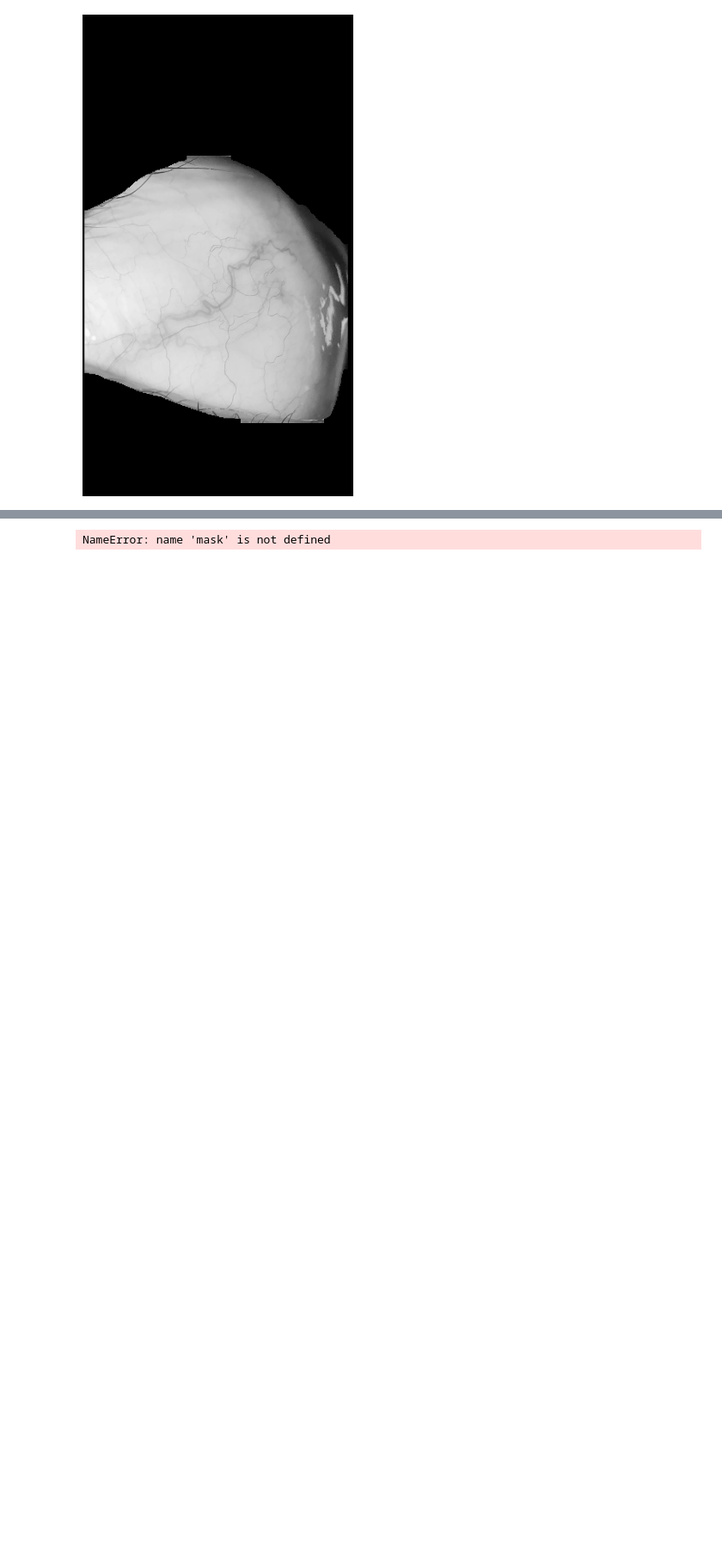
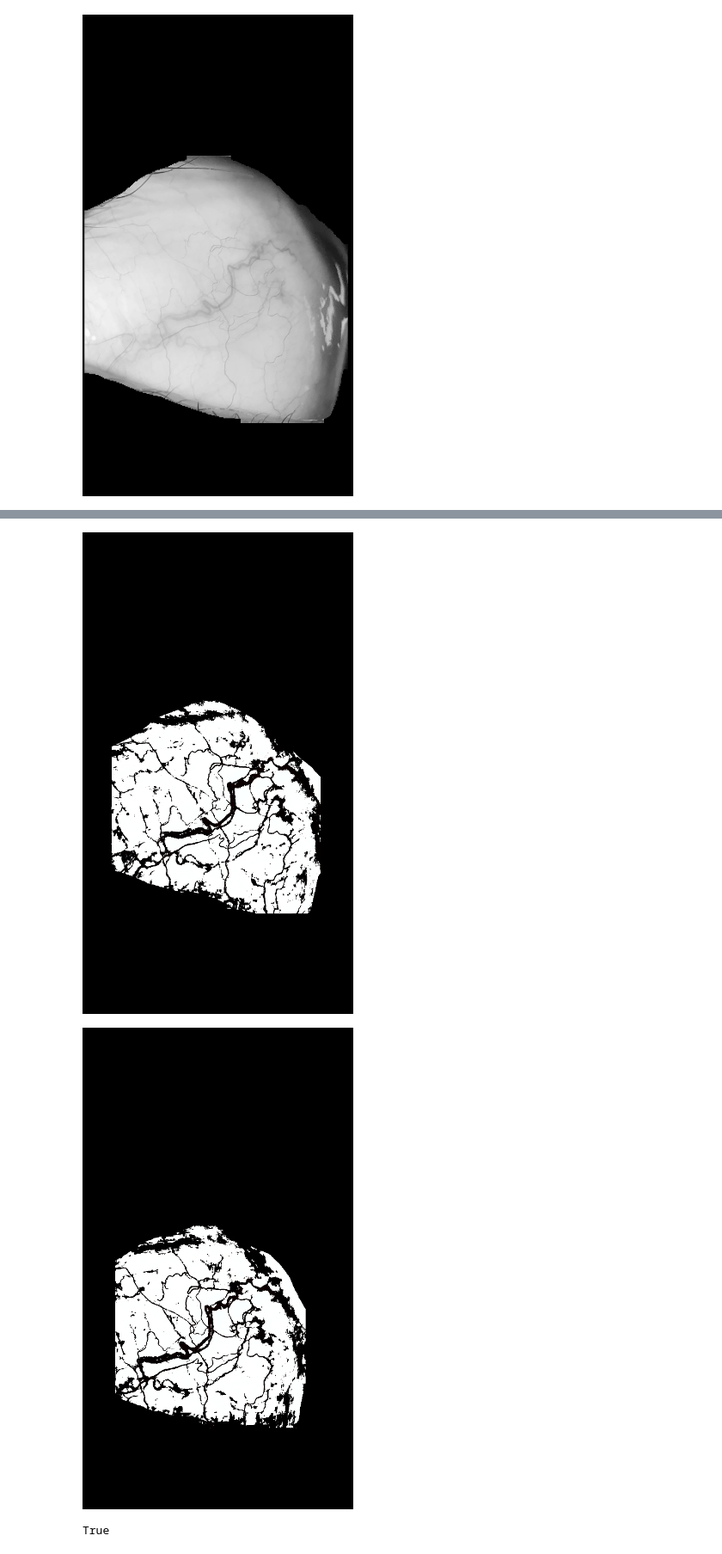
Before and after one commit to Asik007/CatsEye-Python, a Jupyter notebook: Testing.ipynb, the cells around one changed output, grey strips where cells are left out. Shown at 86% size. Cells and saved outputs as stored; diff of their text form; code cells hidden in the pictures; blank space fills up the shorter version.

```diff
--- a/Testing.ipynb
+++ b/Testing.ipynb
@@ -394,39 +399,49 @@ show(img_bg_elim)
 # %%
-def normalize_and_enhance(image_bgr, sigma_x=51, scale=128, clip_limit=10.0, tile_grid_size=(16, 16)):
+def normalize_and_enhance(image_bgr, mask, sigma_x=51, scale=128, clip_limit=10.0, tile_grid_size=(16, 16)):
     # Estimate background as a slow-varying Gaussian blur
     bg_model = cv2.GaussianBlur(image_bgr, (0, 0), sigmaX=sigma_x)
 
     image_float = image_bgr.astype(np.float32) + 1.0
     bg_float = bg_model.astype(np.float32) + 1.0
 
     image_normalized = np.clip((image_float / bg_float) * scale, 0, 255).astype(np.uint8)
 
     # CLAHE on LAB luminance channel
     lab_image = cv2.cvtColor(image_normalized, cv2.COLOR_BGR2LAB)
     l_channel, a_channel, b_channel = cv2.split(lab_image)
     clahe_obj = cv2.createCLAHE(clipLimit=clip_limit, tileGridSize=tile_grid_size)
     l_enhanced = clahe_obj.apply(l_channel)
 
-    return cv2.cvtColor(cv2.merge([l_enhanced, a_channel, b_channel]), cv2.COLOR_LAB2BGR)
+    # thresh based on average color in the masked area
+    avg_color = np.mean(image_normalized[mask == 255])
+    _, thresh = cv2.threshold(l_enhanced, avg_color, 255, cv2.THRESH_BINARY)
+    img_bgr = cv2.cvtColor(cv2.merge([thresh, a_channel, b_channel]), cv2.COLOR_LAB2BGR)
+    mask_img_bgr = cv2.bitwise_and(img_bgr, img_bgr, mask=mask)
 
-result = cv2.cvtColor(normalize_and_enhance(img_in), cv2.COLOR_BGR2GRAY)
-result2 = cv2.cvtColor(normalize_and_enhance(img_off), cv2.COLOR_BGR2GRAY)
-result = cv2.bitwise_and(result, result, mask=mask)
-result2 = cv2.bitwise_and(result2, result2, mask=mask_off)
+
+    return mask_img_bgr
+
+result = normalize_and_enhance(img_in, mask)
+result2 = normalize_and_enhance(img_off, mask_off)
+# result = cv2.bitwise_and(result, result, mask=mask)
+# result2 = cv2.bitwise_and(result2, result2, mask=mask_off)
 # rolling ball filter
 # cv2
 # result = cv2.rollingBall(result, 50)
 
 # result = cv2.threshold(result, 200, 255, cv2.THRESH_BINARY + cv2.THRESH_OTSU)[1]
 # result = cv2.Canny(result, 20, 30, apertureSize=3, L2gradient=False)
 show(result)
+show(result2)
 # result3 = result[mask == 255]
 # result = cv2.threshold(result[mask == 255], 127, 255, cv2.THRESH_BINARY + cv2.THRESH_OTSU)[1]
 # cv2.imwrite(out_path, result3)
 # display(Image.fromarray(result3))
 cv2.imwrite(r"C:\Users\dragon\Code\CatsEye-Python\output\testing_sclera\frames\normalized.png", result)
 # %% [output]
+[figure, added]
+[figure, added]
-NameError: name 'mask' is not defined
+True
 # %%
 # Normalize in float to avoid precision loss
 img_float = img_in.astype(np.float32) + 1        # +1 avoids division by zero
```
Also changed, not shown: parts of 9 cells of this notebook, 16 other files.
